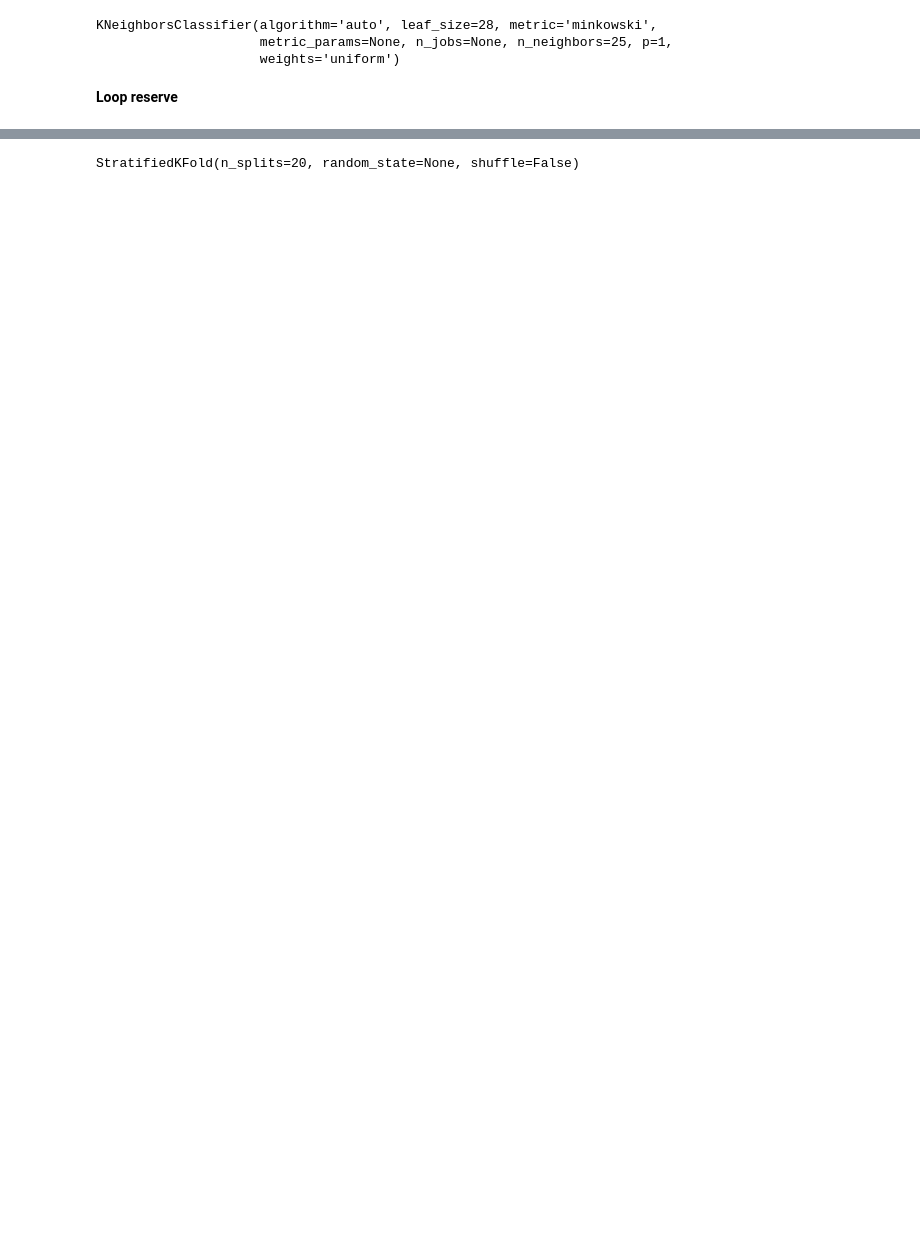
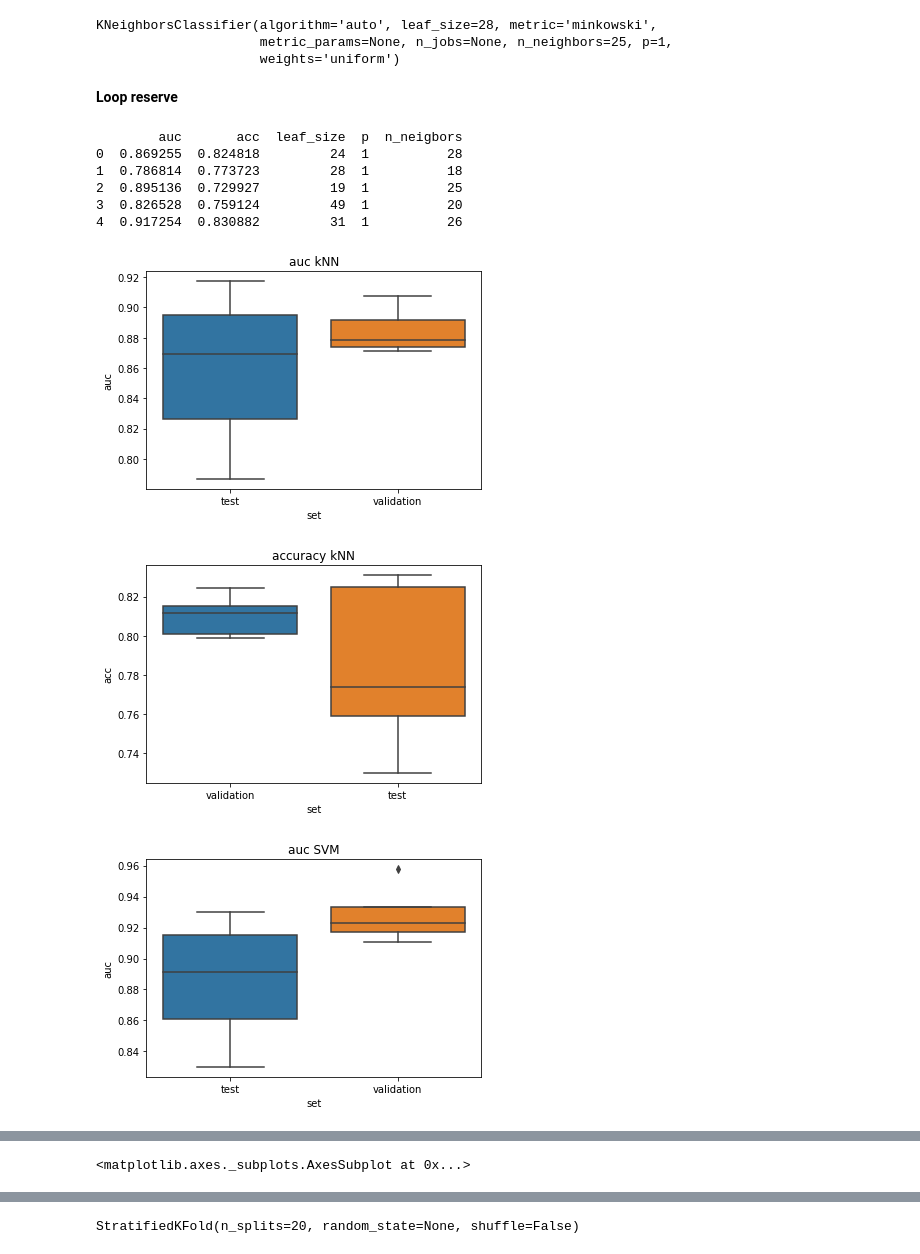
Before and after one commit to annawalstra/TM10007_Group5, a Jupyter notebook: assignment.ipynb, the cells around one changed output, grey strips where cells are left out. Cells and saved outputs as stored; diff of their text form; code cells hidden in the pictures; blank space fills up the shorter version.

```diff
--- a/assignment.ipynb
+++ b/assignment.ipynb
@@ -1499,6 +1460,11 @@ Best_criterion = []
 Best_max_depth = []
 Best_min_samples_split = []
 Best_min_samples_leaf = []
+RF_table = []
+
+# Lists for voting
+results_acc_vote = []
+results_vote = []
 
 # Program to find most frequent
 # element in a list
@@ -1515,18 +1481,21 @@ for validation_index, test_index in cv_20fold.split(X_train_pca, Y_train):
     Y_test = np.array(Y_train)[test_index]
 
     # ** kNN **
-    clf_kNN, results_acc_kNN, results_kNN = classifier_kNN(cv_20fold, X_validation, Y_validation, X_test, Y_test)
+    clf_kNN, results_acc_kNN, results_kNN, kNN_table = classifier_kNN(cv_20fold, X_validation, Y_validation, X_test, Y_test)
 
     # ** SVM **
     clf_SVM, results_acc_SVM, results_SVM = classifier_SVM(cv_20fold, X_validation, Y_validation, X_test, Y_test)
 
     # ** Random Forest **
-    clf_RF, results_acc_RF, results_RF = classifier_RF(cv_20fold, X_validation, Y_validation, X_test, Y_test)
+    clf_RF, results_acc_RF, results_RF, RF_table = classifier_RF(cv_20fold, X_validation, Y_validation, X_test, Y_test)
 
     # ** Voting **
     clf_vote = VotingClassifier(
-        estimators=[('KNN', clf_kNN()), ('SVM', clf_SVM()), ('RF', clf_RF())],
+        estimators=[('KNN', clf_kNN), ('SVM', clf_SVM), ('RF', clf_RF)],
         voting='soft')
+
+    # Plot voting results
+    results_acc_vote, results_vote = votingresults(clf_vote, X_validation, Y_validation, X_test, Y_test)
 
 
 # Plot all results
@@ -1535,8 +1504,10 @@ kNN_table = pd.DataFrame(kNN_table)
 print(kNN_table)
 results_kNN = pd.DataFrame(results_kNN)
 plt.show()
+plt.title('auc kNN')
 seaborn.boxplot(y='auc', x='set', data=results_kNN)
 plt.show()
+plt.title('accuracy kNN')
 results_acc_kNN = pd.DataFrame(results_acc_kNN)
 seaborn.boxplot(y='acc', x='set', data=results_acc_kNN)
 
@@ -1544,8 +1515,10 @@ seaborn.boxplot(y='acc', x='set', data=results_acc_kNN)
 # Create results dataframe and plot it (SVM)
 results_SVM = pd.DataFrame(results_SVM)
 plt.show()
+plt.title('auc SVM')
 seaborn.boxplot(y='auc', x='set', data=results_SVM)
 plt.show()
+plt.title('accuracy SVM')
 results_acc_SVM = pd.DataFrame(results_acc_SVM)
 seaborn.boxplot(y='acc', x='set', data=results_acc_SVM)
 
@@ -1573,40 +1546,63 @@ seaborn.boxplot(y='acc', x='set', data=results_acc_SVM)
 # Create results dataframe and plot it
 results_RF = pd.DataFrame(results_RF)
 plt.show()
+plt.title('auc RF')
 seaborn.boxplot(y='auc', x='set', data=results_RF)
 plt.show()
+plt.title('accuracy RF')
 results_acc_RF = pd.DataFrame(results_acc_RF)
 seaborn.boxplot(y='acc', x='set', data=results_acc_RF)
+
+# Create voting results dataframe and plot it
+results_vote = pd.DataFrame(results_vote)
+plt.show()
+plt.title('auc voting')
+seaborn.boxplot(y='auc', x='set', data=results_vote)
+plt.show()
+plt.title('accuracy voting')
+results_acc_vote = pd.DataFrame(results_acc_vote)
+seaborn.boxplot(y='acc', x='set', data=results_acc_vote)
+
 
 # optimal_n_tree = (np.mean(Best_n_trees))
 # print(f"The optimal number of trees={optimal_n_tree:.1f}")
 # optimal_bootstrap = (most_frequent(Best_Bootstrapping))
 # print(f"The optimal bootstrap={optimal_bootstrap}")
 # optimal_criterion = (most_frequent(Best_criterion))
 # print(f"The optimal criterion={optimal_criterion}")
 # optimal_max_depth = (np.mean(Best_max_depth))
 # print(f"The optimal max depth={optimal_max_depth:.1f}")
 # optimal_min_samples_split = (np.mean(Best_min_samples_split))
 # print(f"The optimal min samples split={optimal_min_samples_split:.1f}")
 # optimal_min_samples_leaf = (np.mean(Best_min_samples_leaf))
 # print(f"The optimal min samples leaf={optimal_min_samples_leaf:.1f}")
 
 # grid_RF = RandomForestClassifier(n_estimators=int(round(optimal_n_tree)),
 #                               bootstrap=optimal_bootstrap,
 #                               criterion=optimal_criterion,
 #                               max_depth=int(round(optimal_max_depth)),
 #                               min_samples_split=int(round(optimal_min_samples_split)),
 #                               min_samples_leaf=int(round(optimal_min_samples_leaf)))
 
 # # fitting the model for grid search
 # clf_RF = grid_RF.fit(X_train_pca, Y_train)
 
 
 
-clf_vote = VotingClassifier(
-    estimators=[clf_kNN(), clf_SVM(), clf_RF()],
-    voting='soft')
+#clf_vote = VotingClassifier(
+#    estimators=[clf_kNN(), clf_SVM(), clf_RF()],
+#    voting='soft')
 
 # print(classification_report(Y_test, clf_vote.predict(X_test_pca)))
 # #y_pred = clf_RF.predict(X_test_pca)
 # print(clf_vote.score(X_test_pca, Y_test))
+# %% [output]
+        auc       acc  leaf_size  p  n_neigbors
+0  0.869255  0.824818         24  1          28
+1  0.786814  0.773723         28  1          18
+2  0.895136  0.729927         19  1          25
+3  0.826528  0.759124         49  1          20
+4  0.917254  0.830882         31  1          26
+[figure, added]
+[figure, added]
+[figure, added]
@@ -1612,0 +1613 @@ clf_vote = VotingClassifier(
+<matplotlib.axes._subplots.AxesSubplot at 0x...>
```
Also changed, not shown: parts of 7 cells of this notebook.
